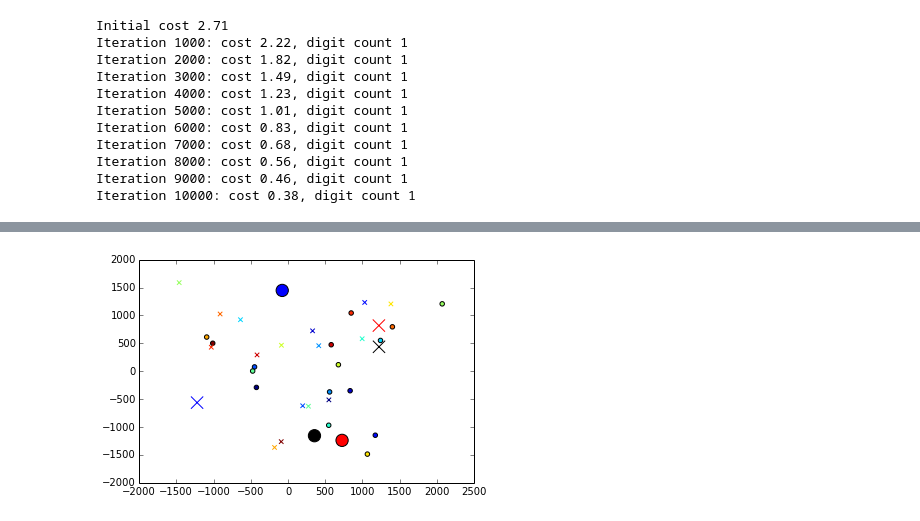
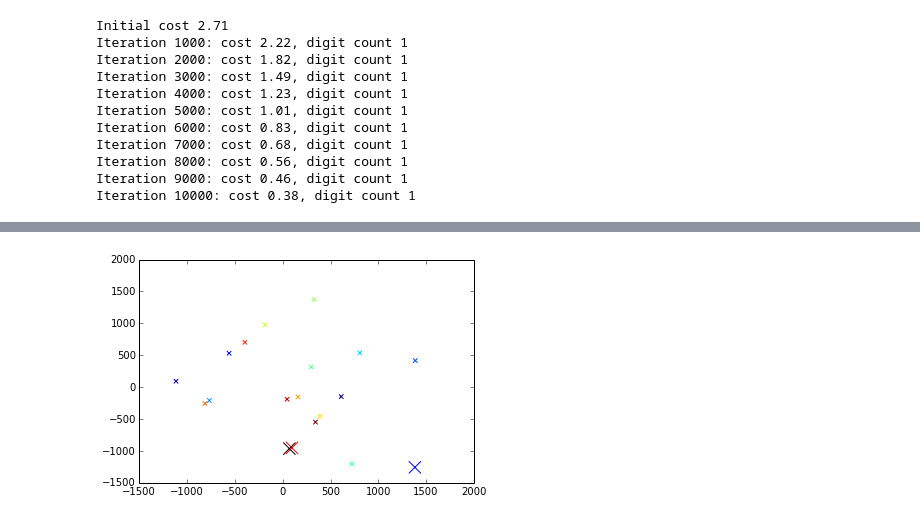
Before and after one commit to Taraxicum/geo_parser, a Jupyter notebook: Geographic Clustering-Test Case.ipynb, the cells around one changed output, grey strips where cells are left out. Drawn from its saved outputs; the diff is of its cells as text; code cells hidden in the pictures.

```diff
--- a/Geographic Clustering-Test Case.ipynb
+++ b/Geographic Clustering-Test Case.ipynb
@@ -134,18 +136,20 @@ def examine_results(cohort, p, fp):
         true_r = cohort.Horizontal_Distance_To_Roadways.iloc[i]
         print "i={} - fire: {:.0f}, water: {:.0f}, road {:.0f}".format(i, fire_d-true_f, water_d-true_w, road_d-true_r)
 # %%
-def plot_results(true_points, hyp_points, true_fixed_points, hyp_fixed_points):
+def plot_results(true_points, hyp_points, true_fixed_points, hyp_fixed_points, inc_true=True, inc_hyp=True):
     #Plot the hypothesized points and fixed points as well as the true points and fixed points.
     #  The true values will plot as circles, the hypothesized as x.
     #  The fixed points will be larger with same shape scheme and red for fire, blue for water, black for road
-    plt.scatter(true_points.x, true_points.y, c=range(0, len(hyp_points)), marker='o')
-    plt.scatter(hyp_points.x, hyp_points.y, c=range(0, len(hyp_points)), marker='x')
-    plt.scatter([true_fixed_points['fire']['x']], [true_fixed_points['fire']['y']], c='red', s=150)
-    plt.scatter([true_fixed_points['water']['x']], [true_fixed_points['water']['y']], c='blue', s=150)
-    plt.scatter([true_fixed_points['road']['x']], [true_fixed_points['road']['y']], c='black', s=150)
-    plt.scatter([hyp_fixed_points['fire']['x']], [hyp_fixed_points['fire']['y']], c='red', marker='x', s=150)
-    plt.scatter([hyp_fixed_points['water']['x']], [hyp_fixed_points['water']['y']], c='blue', marker='x', s=150)
-    plt.scatter([hyp_fixed_points['road']['x']], [hyp_fixed_points['road']['y']], c='black', marker='x', s=150)
+    if inc_true:
+        plt.scatter(true_points.x, true_points.y, c=range(0, len(hyp_points)), marker='o')
+        plt.scatter([true_fixed_points['fire']['x']], [true_fixed_points['fire']['y']], c='red', s=150)
+        plt.scatter([true_fixed_points['water']['x']], [true_fixed_points['water']['y']], c='blue', s=150)
+        plt.scatter([true_fixed_points['road']['x']], [true_fixed_points['road']['y']], c='black', s=150)
+    if inc_hyp:
+        plt.scatter(hyp_points.x, hyp_points.y, c=range(0, len(hyp_points)), marker='x')
+        plt.scatter([hyp_fixed_points['fire']['x']], [hyp_fixed_points['fire']['y']], c='red', marker='x', s=150)
+        plt.scatter([hyp_fixed_points['water']['x']], [hyp_fixed_points['water']['y']], c='blue', marker='x', s=150)
+        plt.scatter([hyp_fixed_points['road']['x']], [hyp_fixed_points['road']['y']], c='black', marker='x', s=150)
 
     plt.show()
 # %%
@@ -204,2 +207,0 @@ i=15 - fire: -0, water: -0, road 0
-# %%
-p.loc[14] = -p.loc[14]
@@ -220,4 +242,4 @@ Iteration 10000: cost 0.38, digit count 1
 # %%
-plot_results(points, p, fixed_points, fp)
+plot_results(points, p, fixed_points, fp, inc_true=False)
 # %% [output]
-[figure, old version]
+[figure, new version]
```
Also changed, not shown: parts of 12 cells of this notebook.
